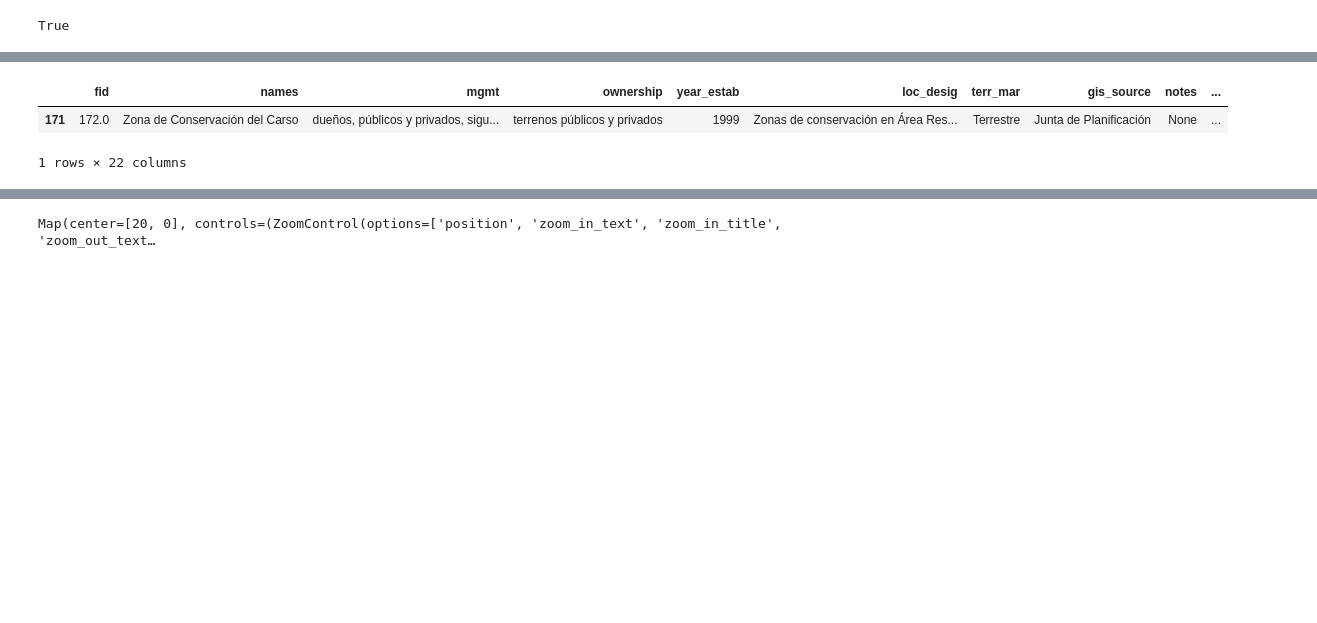
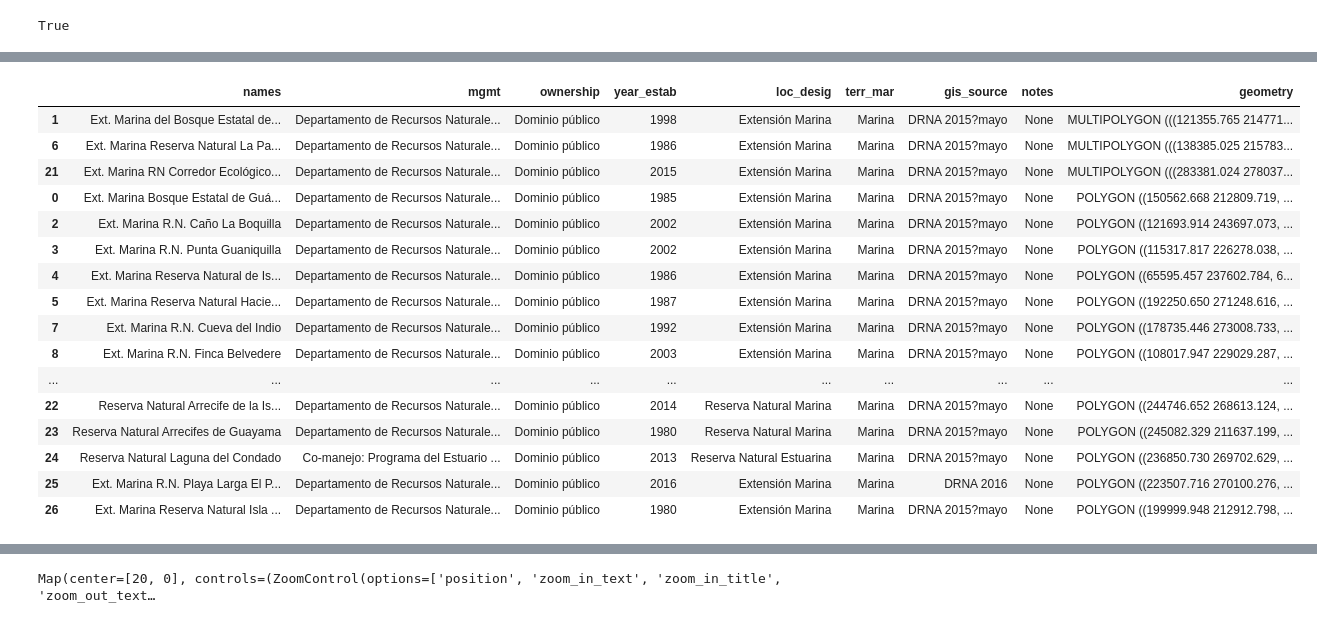
Before and after one commit to Andres-ramos/maglar, a Jupyter notebook: notebooks/maps.ipynb, the cells around one changed output, grey strips where cells are left out. Cells and saved outputs as stored; diff of their text form; code cells hidden in the pictures; blank space fills up the shorter version.

```diff
--- a/notebooks/maps.ipynb
+++ b/notebooks/maps.ipynb
@@ -28,11 +15,45 @@ multi_poly_gdf = terrestrial_gdf[terrestrial_gdf["geometry"].apply(lambda geom :
-# %%
-import matplotlib.pyplot as plt
-import numpy as np
-
-multi_poly_gdf["geometry"].apply(lambda geom: len(geom.geoms)).sort_values()
-# plt.hist()
-multi_poly_gdf.loc[171]
-# %% [output]
-|  | fid | names | mgmt | ownership | year_estab | loc_desig | terr_mar | gis_source | notes | ... |
-| 171 | 172.0 | Zona de Conservación del Carso | dueños, públicos y privados, sigu... | terrenos públicos y privados | 1999 | Zonas de conservación en Área Res... | Terrestre | Junta de Planificación | None | ... |
-1 rows × 22 columns
+# %%
+def normalize_gdf(gdf, epsg=6566):
+    multi_poly_gdf = gdf[gdf["geometry"].apply(lambda geom : True if geom.type == "MultiPolygon" else False)]
+    normalized_multi_polys = foo(multi_poly_gdf)
+    poly_gdf = gdf[gdf["geometry"].apply(lambda geom : True if geom.type != "MultiPolygon" else False)]
+
+    normalized_gdf = gpd.GeoDataFrame(pd.concat([normalized_multi_polys, poly_gdf]))
+    normalized_gdf["geometry"] = normalized_gdf["geometry"].set_crs(epsg=epsg)
+    return normalized_gdf
+
+def foo(multi_poly_gdf):
+    gdfs = []
+    for index, row_data in multi_poly_gdf.iterrows():
+        geometry = row_data["geometry"]
+
+        poly_rows = []
+        for poly in geometry.geoms:
+            row_data["geometry"] = poly
+            poly_rows.append(row_data)
+
+        g = gpd.GeoDataFrame(pd.DataFrame(poly_rows))
+        gdfs.append(g)
+
+    return gpd.GeoDataFrame(pd.concat(gdfs))
+# %%
+gdf = gpd.read_file("../g11_conserv_areas_naturales_protegidas_marinas_2019.zip")
+normalize_gdf(gdf)
+# %% [output]
+|  | names | mgmt | ownership | year_estab | loc_desig | terr_mar | gis_source | notes | geometry |
+| 1 | Ext. Marina del Bosque Estatal de... | Departamento de Recursos Naturale... | Dominio público | 1998 | Extensión Marina | Marina | DRNA 2015?mayo | None | MULTIPOLYGON (((121355.765 214771... |
+| 6 | Ext. Marina Reserva Natural La Pa... | Departamento de Recursos Naturale... | Dominio público | 1986 | Extensión Marina | Marina | DRNA 2015?mayo | None | MULTIPOLYGON (((138385.025 215783... |
+| 21 | Ext. Marina RN Corredor Ecológico... | Departamento de Recursos Naturale... | Dominio público | 2015 | Extensión Marina | Marina | DRNA 2015?mayo | None | MULTIPOLYGON (((283381.024 278037... |
+| 0 | Ext. Marina Bosque Estatal de Guá... | Departamento de Recursos Naturale... | Dominio público | 1985 | Extensión Marina | Marina | DRNA 2015?mayo | None | POLYGON ((150562.668 212809.719, ... |
+| 2 | Ext. Marina R.N. Caño La Boquilla | Departamento de Recursos Naturale... | Dominio público | 2002 | Extensión Marina | Marina | DRNA 2015?mayo | None | POLYGON ((121693.914 243697.073, ... |
+| 3 | Ext. Marina R.N. Punta Guaniquilla | Departamento de Recursos Naturale... | Dominio público | 2002 | Extensión Marina | Marina | DRNA 2015?mayo | None | POLYGON ((115317.817 226278.038, ... |
+| 4 | Ext. Marina Reserva Natural de Is... | Departamento de Recursos Naturale... | Dominio público | 1986 | Extensión Marina | Marina | DRNA 2015?mayo | None | POLYGON ((65595.457 237602.784, 6... |
+| 5 | Ext. Marina Reserva Natural Hacie... | Departamento de Recursos Naturale... | Dominio público | 1987 | Extensión Marina | Marina | DRNA 2015?mayo | None | POLYGON ((192250.650 271248.616, ... |
+| 7 | Ext. Marina R.N. Cueva del Indio | Departamento de Recursos Naturale... | Dominio público | 1992 | Extensión Marina | Marina | DRNA 2015?mayo | None | POLYGON ((178735.446 273008.733, ... |
+| 8 | Ext. Marina R.N. Finca Belvedere | Departamento de Recursos Naturale... | Dominio público | 2003 | Extensión Marina | Marina | DRNA 2015?mayo | None | POLYGON ((108017.947 229029.287, ... |
+| ... | ... | ... | ... | ... | ... | ... | ... | ... | ... |
+| 22 | Reserva Natural Arrecife de la Is... | Departamento de Recursos Naturale... | Dominio público | 2014 | Reserva Natural Marina | Marina | DRNA 2015?mayo | None | POLYGON ((244746.652 268613.124, ... |
+| 23 | Reserva Natural Arrecifes de Guayama | Departamento de Recursos Naturale... | Dominio público | 1980 | Reserva Natural Marina | Marina | DRNA 2015?mayo | None | POLYGON ((245082.329 211637.199, ... |
+| 24 | Reserva Natural Laguna del Condado | Co-manejo: Programa del Estuario ... | Dominio público | 2013 | Reserva Natural Estuarina | Marina | DRNA 2015?mayo | None | POLYGON ((236850.730 269702.629, ... |
+| 25 | Ext. Marina R.N. Playa Larga El P... | Departamento de Recursos Naturale... | Dominio público | 2016 | Extensión Marina | Marina | DRNA 2016 | None | POLYGON ((223507.716 270100.276, ... |
+| 26 | Ext. Marina Reserva Natural Isla ... | Departamento de Recursos Naturale... | Dominio público | 1980 | Extensión Marina | Marina | DRNA 2015?mayo | None | POLYGON ((199999.948 212912.798, ... |
```
Also changed, not shown: parts of 27 cells of this notebook.
